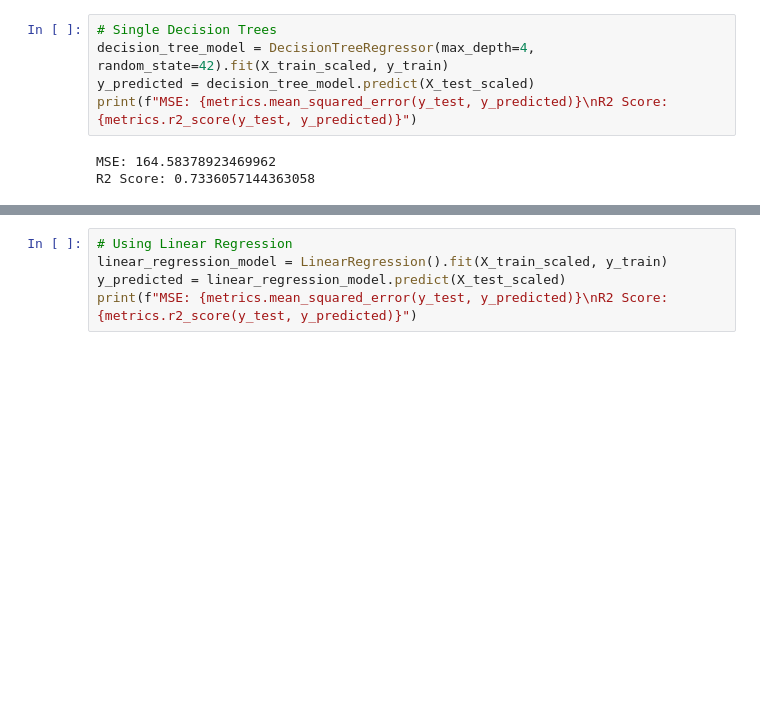
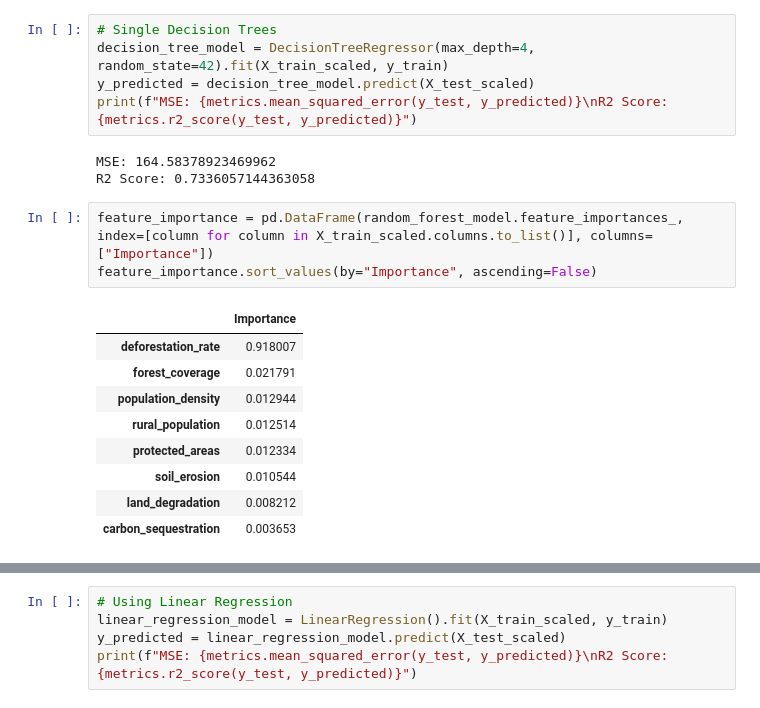
Before and after one commit to mut-rogers/Machine-Learning, a Jupyter notebook: Random Forests/test.ipynb, the cells around one changed output, grey strips where cells are left out. Saved outputs shown, nothing was run; the diff lists cells and outputs as text; blank space fills up the shorter version.

```diff
--- a/Random Forests/test.ipynb
+++ b/Random Forests/test.ipynb
@@ -101,3 +113,16 @@ print(f"MSE: {metrics.mean_squared_error(y_test, y_predicted)}\nR2 Score: {metri
 # %% [output]
 MSE: 164.58378923469962
 R2 Score: 0.7336057144363058
+# %%
+feature_importance = pd.DataFrame(random_forest_model.feature_importances_, index=[column for column in X_train_scaled.columns.to_list()], columns=["Importance"])
+feature_importance.sort_values(by="Importance", ascending=False)
+# %% [output]
+|  | Importance |
+| deforestation_rate | 0.918007 |
+| forest_coverage | 0.021791 |
+| population_density | 0.012944 |
+| rural_population | 0.012514 |
+| protected_areas | 0.012334 |
+| soil_erosion | 0.010544 |
+| land_degradation | 0.008212 |
+| carbon_sequestration | 0.003653 |
```
Also changed, not shown: parts of 3 cells of this notebook, 2 other files.
